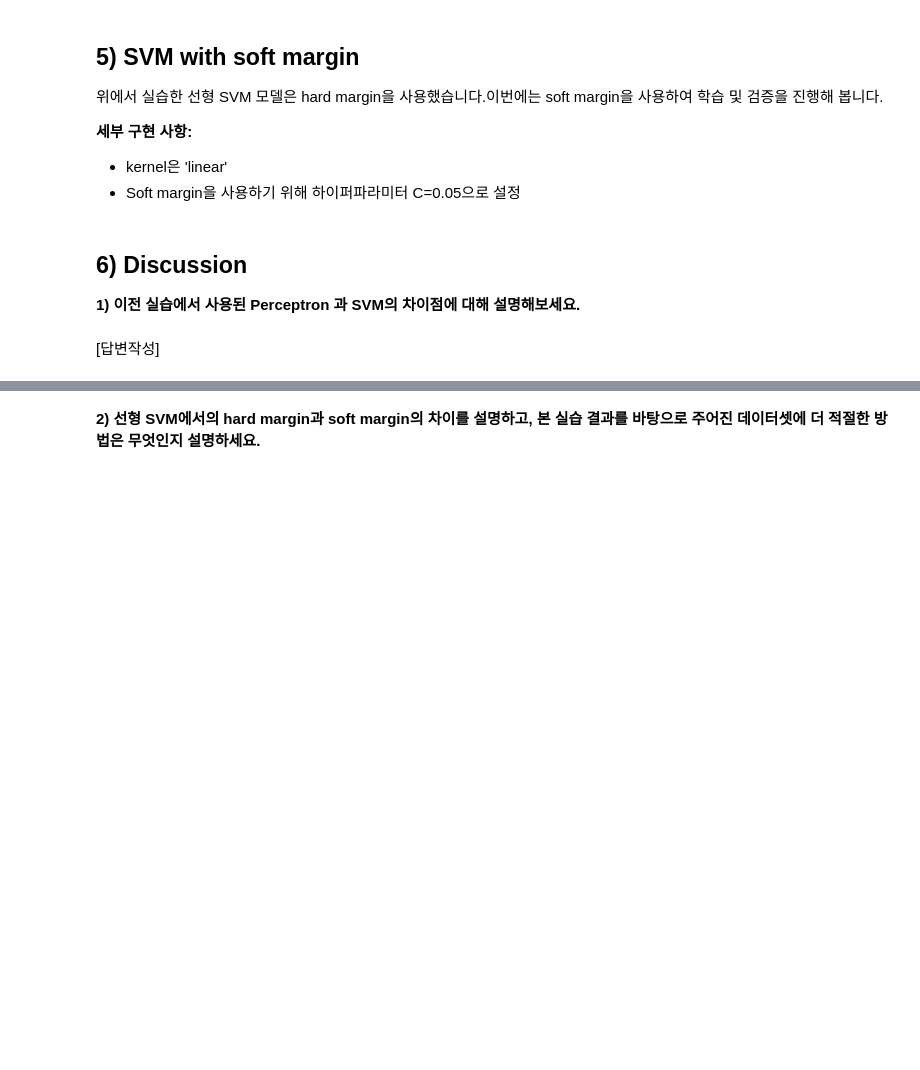
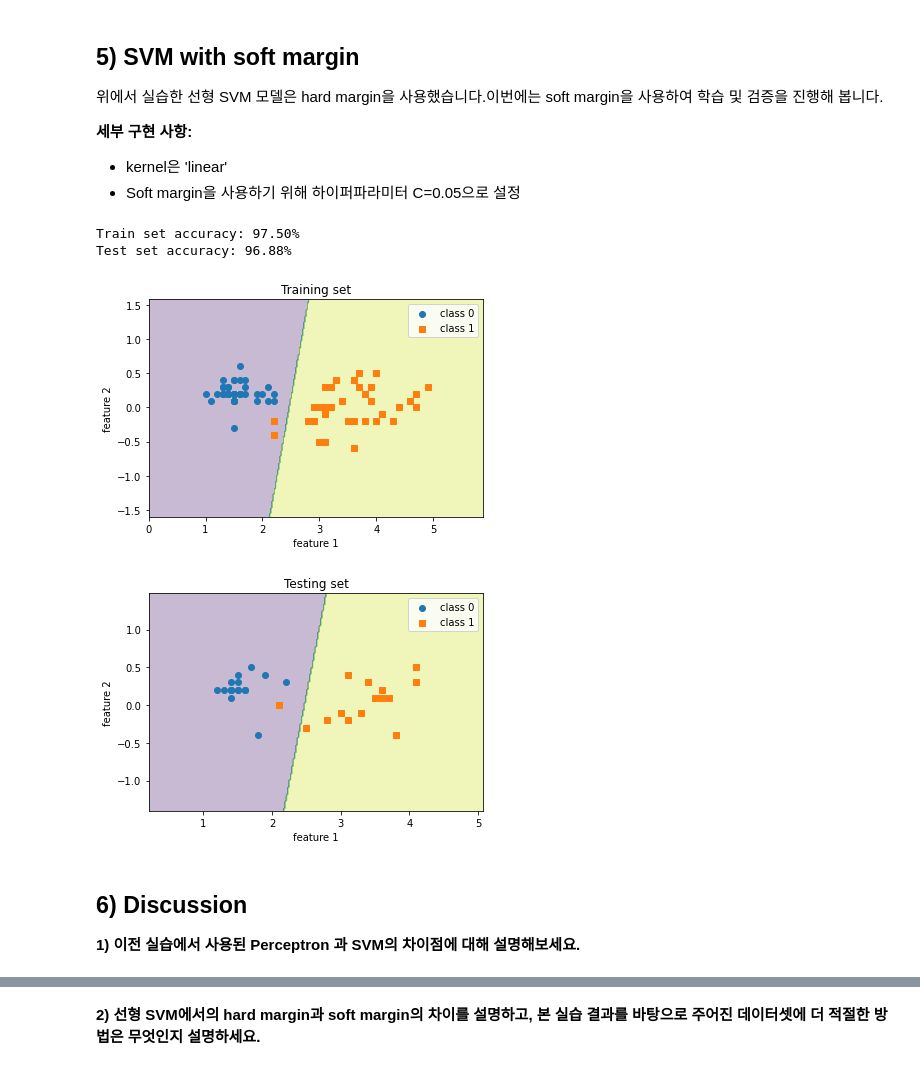
Before and after one commit to GbLeem/ML_Assignment, a Jupyter notebook: P4_SVM/P4-SVM.ipynb, the cells around one changed output, grey strips where cells are left out. Drawn from its saved outputs; the diff is of its cells as text; code cells hidden in the pictures; blank space fills up the shorter version.

```diff
--- a/P4_SVM/P4-SVM.ipynb
+++ b/P4_SVM/P4-SVM.ipynb
@@ -118,3 +122,4 @@ SVC class에서는 kernel 파라미터를 이용하여 사용하는 커널의
 # %%
 svm = SVC(kernel='linear', C=100)
 ##### <your code> training with train dataset
+svm.fit(X_train, y_train)
@@ -195,6 +208,8 @@ plt.show()
 # %%
 ##### <your code> training with train dataset
 ##### <your code> training with train dataset
+svm = SVC(kernel="linear", C = 0.05)
+svm.fit(X_train, y_train)
 
 # Train dataset에서 성능 검증
 train_acc = sum(svm.predict(X_train) == y_train) / len(y_train)
@@ -227,36 +242,39 @@ plt.scatter([i[0] for idx, i in enumerate(X_train) if y_train[idx] == 1],
 plt.title('Training set')
 plt.xlabel('feature 1')
 plt.ylabel('feature 2')
 plt.legend()
 plt.show()
 
 
 ### Test 데이터셋에서 Decision Boundary 시각화
 X_test = np.array(X_test)
 x1_min, x1_max = X_test[:, 0].min() - 1, X_test[:, 0].max() + 1
 x2_min, x2_max = X_test[:, 1].min() - 1, X_test[:, 1].max() + 1
 xx1, xx2 = np.meshgrid(np.arange(x1_min, x1_max, 0.02),
                        np.arange(x2_min, x2_max, 0.02))
 Z = svm.predict(np.array([xx1.ravel(), xx2.ravel()]).T)
 Z = Z.reshape(xx1.shape)
 plt.contourf(xx1, xx2, Z, alpha=0.3)
 
 # 그래프로 표현
 plt.scatter([i[0] for idx, i in enumerate(X_test) if y_test[idx] == 0],
             [i[1] for idx, i in enumerate(X_test) if y_test[idx] == 0],
             label='class 0', marker='o')
 plt.scatter([i[0] for idx, i in enumerate(X_test) if y_test[idx] == 1],
             [i[1] for idx, i in enumerate(X_test) if y_test[idx] == 1],
             label='class 1', marker='s')
 # 그래프로 표현
 plt.title('Testing set')
 plt.xlabel('feature 1')
 plt.ylabel('feature 2')
 plt.legend()
 plt.show()
+# %% [output]
+Train set accuracy: 97.50%
+Test set accuracy: 96.88%
+[figure, added]
+[figure, added]
 # %% [markdown]
 ## 6) Discussion
 
 **1) 이전 실습에서 사용된 Perceptron 과 SVM의 차이점에 대해 설명해보세요.**
-# %% [markdown]
-[답변작성]
```
Also changed, not shown: parts of 14 cells of this notebook, 1 other file.
